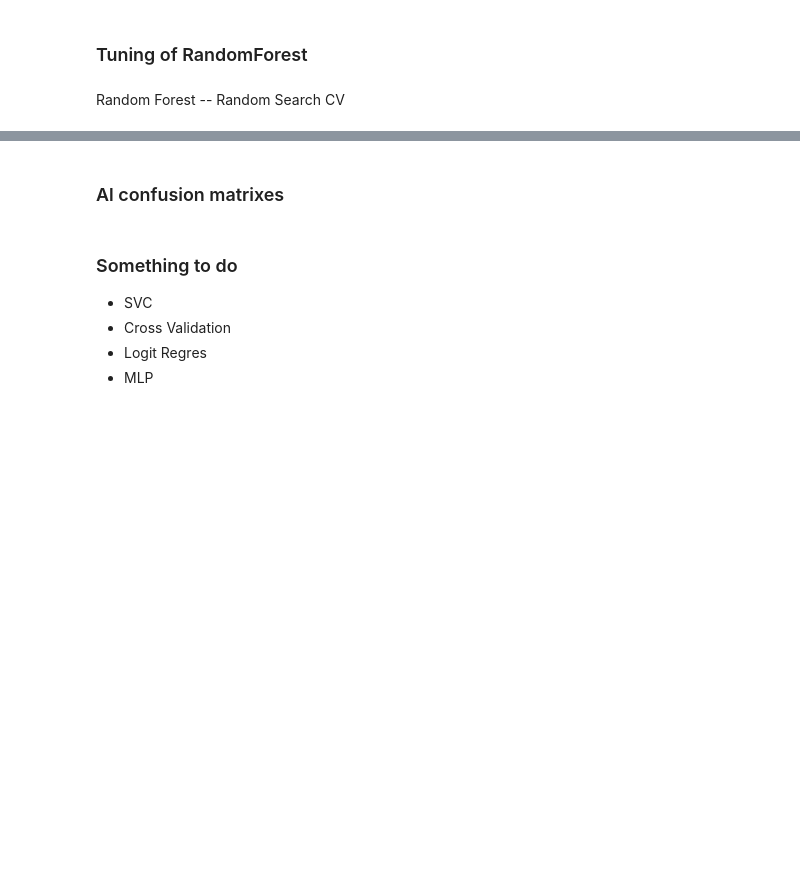
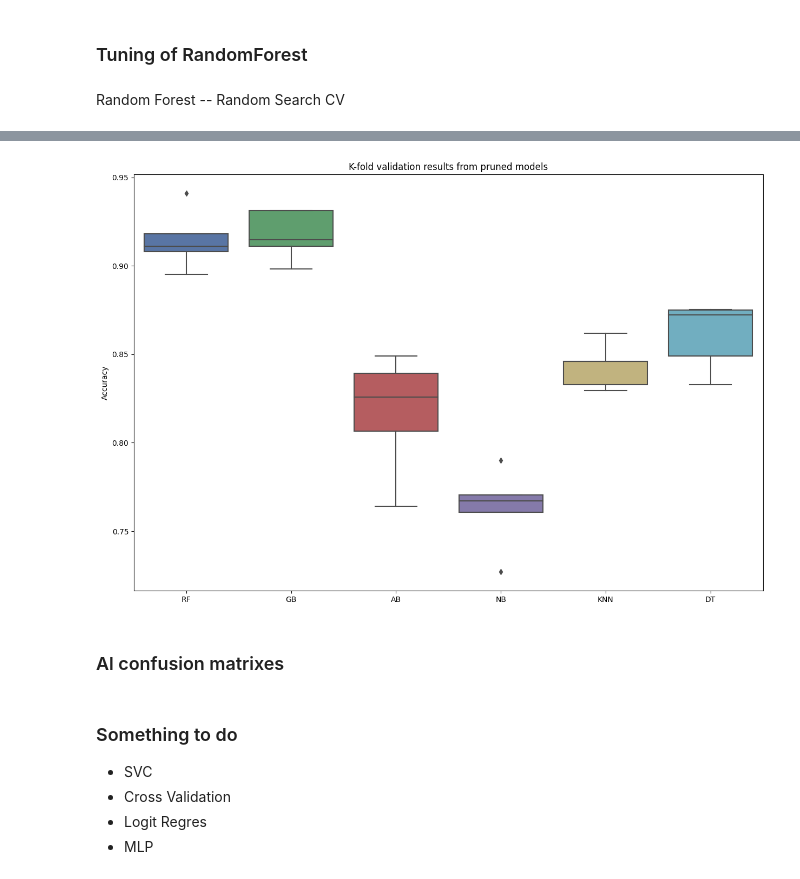
Before and after one commit to maikuvit/Space-Capybaras-Final-Project, a Jupyter notebook: HousePricesSpaceCapybaras_Model.ipynb, the cells around one changed output, grey strips where cells are left out. Drawn from its saved outputs; the diff is of its cells as text; code cells hidden in the pictures; blank space fills up the shorter version.

```diff
--- a/HousePricesSpaceCapybaras_Model.ipynb
+++ b/HousePricesSpaceCapybaras_Model.ipynb
@@ -270,0 +225,12 @@ x_train_smote, y_train_smote = smote.fit_resample(x_train, y_train)
+# %%
+#using the new list of features, create a new dataframe with only the best features
+
+df_best_features = df[best_features]
+df_best_features['SalePrice'] = df['SalePrice']
+
+#split the data into train and test sets
+x_train, x_test, y_train, y_test = train_test_split(df_best_features.drop(['SalePrice'], axis=1), df_best_features['SalePrice'], test_size=0.2, random_state=seed)
+
+#apply the same sampling method as before
+smote = SMOTE(random_state=seed)
+x_train_smote, y_train_smote = smote.fit_resample(x_train, y_train)
@@ -271,17 +283,9 @@ x_train_smote, y_train_smote = smote.fit_resample(x_train, y_train)
 # %%
-results = []
-names = []
-kfold_results = pd.DataFrame()
 
-for name, model in models:
-    model.fit(x_train_smote, y_train_smote)
-    y_pred = model.predict(x_test)
-    accuracy = accuracy_score(y_test, y_pred)
-    precision = precision_score(y_test, y_pred, average='weighted')
-    recall = recall_score(y_test, y_pred, average='weighted')
-    f1score = f1_score(y_test, y_pred, average='weighted')
-    results.append([accuracy, precision, recall, f1score, confusion_matrix(y_test, y_pred)])
-    names.append(name)
+
+kfold_results_pruned = pd.DataFrame()
+
+for name, model in models_pruned:
     kfold = KFold(n_splits=5, random_state=seed, shuffle=True)
     cv_results = cross_val_score(model, x_train_smote, y_train_smote, cv=kfold, scoring='accuracy')
-    kfold_results[name] = cv_results
+    kfold_results_pruned[name] = cv_results
@@ -308,3 +308,13 @@ kfold_results
+# %%
+#compare the results of the kfold validation with boxplots
+
+fig, ax = plt.subplots(figsize=(15, 10))
+sb.boxplot(data=kfold_results_pruned, ax=ax)
+ax.set_title('K-fold validation results from pruned models')
+ax.set_ylabel('Accuracy')
+plt.show()
+# %% [output]
+[figure, added]
 # %% [markdown]
 ### Al confusion matrixes
 # %% [markdown]
```
Also changed, not shown: parts of 25 cells of this notebook.
